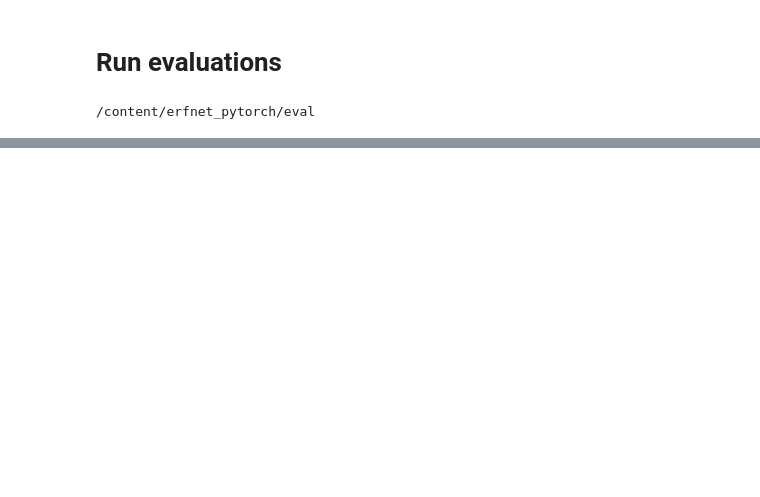
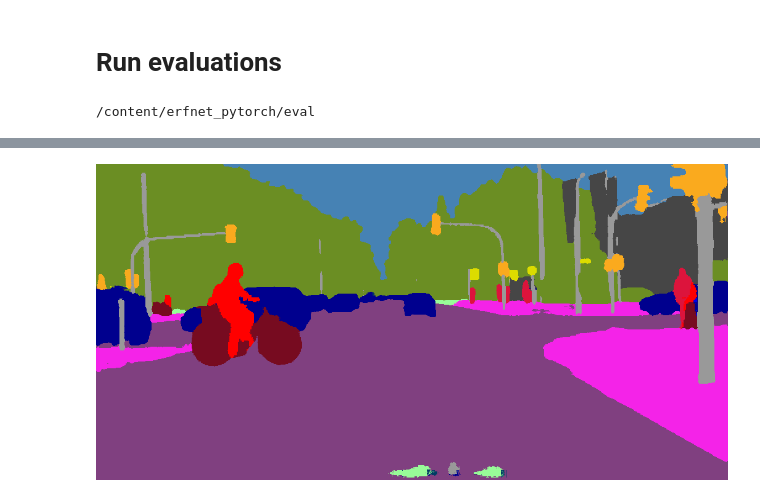
Before and after one commit to Cubbee/erfnet_pytorch, a Jupyter notebook: testPretrainedERFNet.ipynb, the cells around one changed output, grey strips where cells are left out. Cells and saved outputs as stored; diff of their text form; code cells hidden in the pictures; blank space fills up the shorter version.

```diff
--- a/testPretrainedERFNet.ipynb
+++ b/testPretrainedERFNet.ipynb
@@ -276 +123,6 @@ IndexError: list index out of range
+# %%
+from IPython.display import Image
+Image('./save_color/val/munster/munster_000000_000019_leftImg8bit.png')
+# %% [output]
+[figure, added]
 # %%
```
Also changed, not shown: parts of 31 cells of this notebook.
